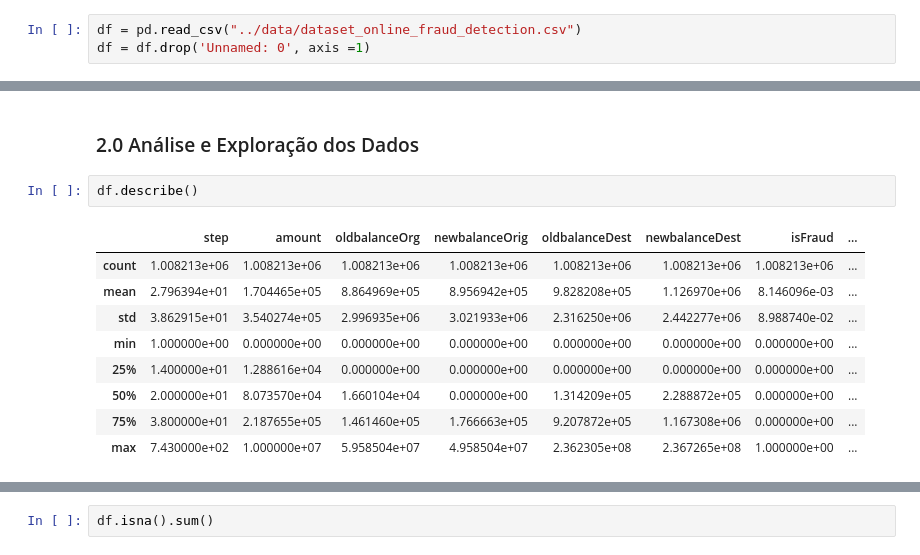
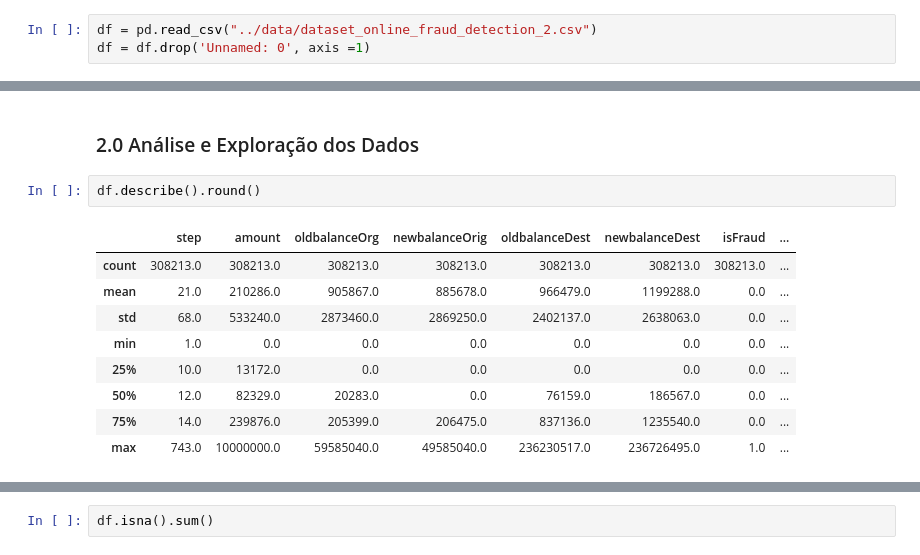
Before and after one commit to thehenke/fraud-detection-online-payments, a Jupyter notebook: notebooks/model.ipynb, the cells around one changed output, grey strips where cells are left out. Drawn from its saved outputs; the diff is of its cells as text.

```diff
--- a/notebooks/model.ipynb
+++ b/notebooks/model.ipynb
@@ -15,5 +25,5 @@ import seaborn as sns
 # %% [markdown]
 ### 1.0 Leitura do dataset
 # %%
-df = pd.read_csv("../data/dataset_online_fraud_detection.csv")
+df = pd.read_csv("../data/dataset_online_fraud_detection_2.csv")
 df = df.drop('Unnamed: 0', axis =1)
@@ -40,14 +46,14 @@ df.head()
 # %% [markdown]
 ### 2.0 Análise e Exploração dos Dados
 # %%
-df.describe()
+df.describe().round()
 # %% [output]
 |  | step | amount | oldbalanceOrg | newbalanceOrig | oldbalanceDest | newbalanceDest | isFraud | ... |
-| count | 1.008213e+06 | 1.008213e+06 | 1.008213e+06 | 1.008213e+06 | 1.008213e+06 | 1.008213e+06 | 1.008213e+06 | ... |
-| mean | 2.796394e+01 | 1.704465e+05 | 8.864969e+05 | 8.956942e+05 | 9.828208e+05 | 1.126970e+06 | 8.146096e-03 | ... |
-| std | 3.862915e+01 | 3.540274e+05 | 2.996935e+06 | 3.021933e+06 | 2.316250e+06 | 2.442277e+06 | 8.988740e-02 | ... |
-| min | 1.000000e+00 | 0.000000e+00 | 0.000000e+00 | 0.000000e+00 | 0.000000e+00 | 0.000000e+00 | 0.000000e+00 | ... |
-| 25% | 1.400000e+01 | 1.288616e+04 | 0.000000e+00 | 0.000000e+00 | 0.000000e+00 | 0.000000e+00 | 0.000000e+00 | ... |
-| 50% | 2.000000e+01 | 8.073570e+04 | 1.660104e+04 | 0.000000e+00 | 1.314209e+05 | 2.288872e+05 | 0.000000e+00 | ... |
-| 75% | 3.800000e+01 | 2.187655e+05 | 1.461460e+05 | 1.766663e+05 | 9.207872e+05 | 1.167308e+06 | 0.000000e+00 | ... |
-| max | 7.430000e+02 | 1.000000e+07 | 5.958504e+07 | 4.958504e+07 | 2.362305e+08 | 2.367265e+08 | 1.000000e+00 | ... |
+| count | 308213.0 | 308213.0 | 308213.0 | 308213.0 | 308213.0 | 308213.0 | 308213.0 | ... |
+| mean | 21.0 | 210286.0 | 905867.0 | 885678.0 | 966479.0 | 1199288.0 | 0.0 | ... |
+| std | 68.0 | 533240.0 | 2873460.0 | 2869250.0 | 2402137.0 | 2638063.0 | 0.0 | ... |
+| min | 1.0 | 0.0 | 0.0 | 0.0 | 0.0 | 0.0 | 0.0 | ... |
+| 25% | 10.0 | 13172.0 | 0.0 | 0.0 | 0.0 | 0.0 | 0.0 | ... |
+| 50% | 12.0 | 82329.0 | 20283.0 | 0.0 | 76159.0 | 186567.0 | 0.0 | ... |
+| 75% | 14.0 | 239876.0 | 205399.0 | 206475.0 | 837136.0 | 1235540.0 | 0.0 | ... |
+| max | 743.0 | 10000000.0 | 59585040.0 | 49585040.0 | 236230517.0 | 236726495.0 | 1.0 | ... |
```
Also changed, not shown: parts of 41 cells of this notebook, 1 other file.
